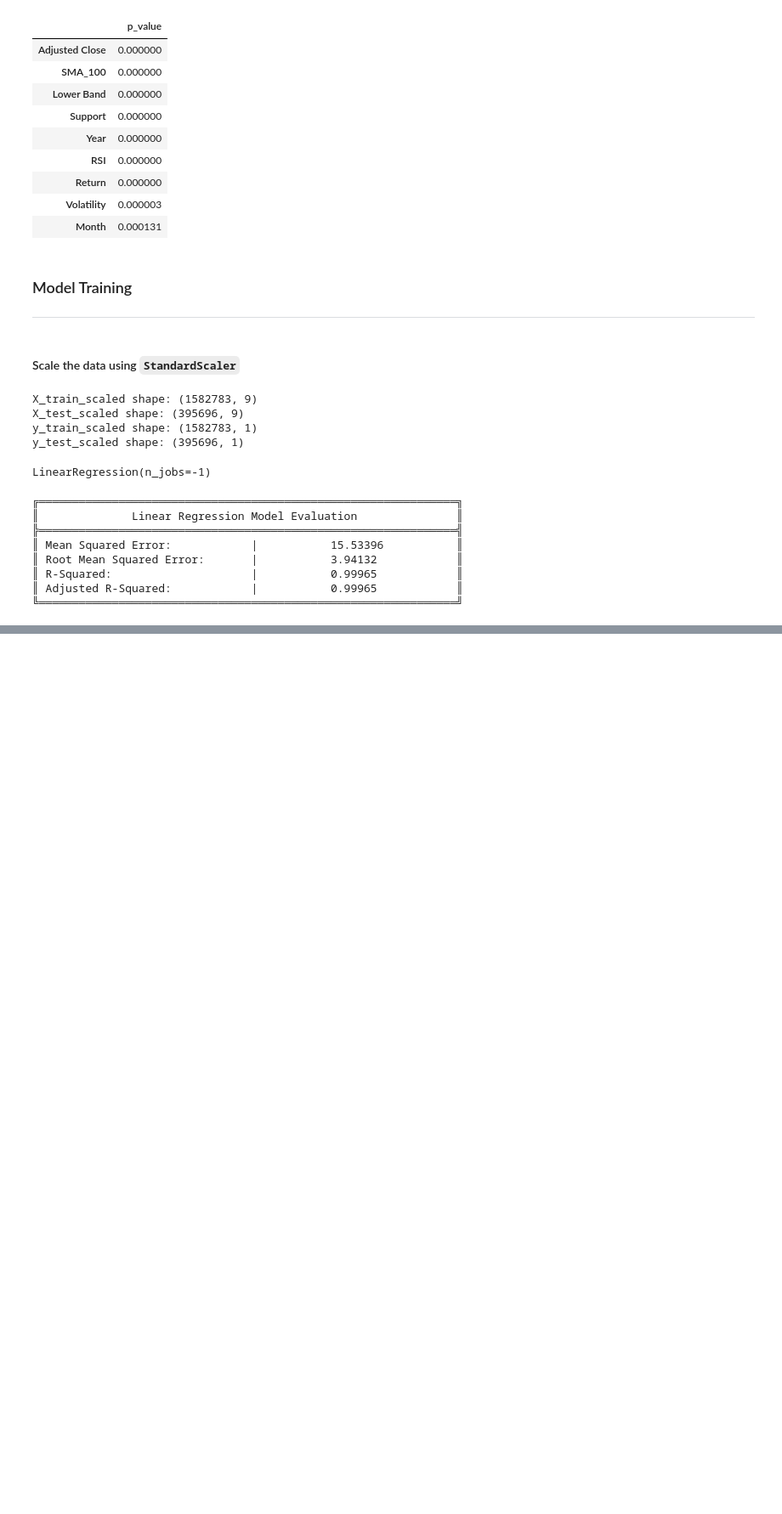
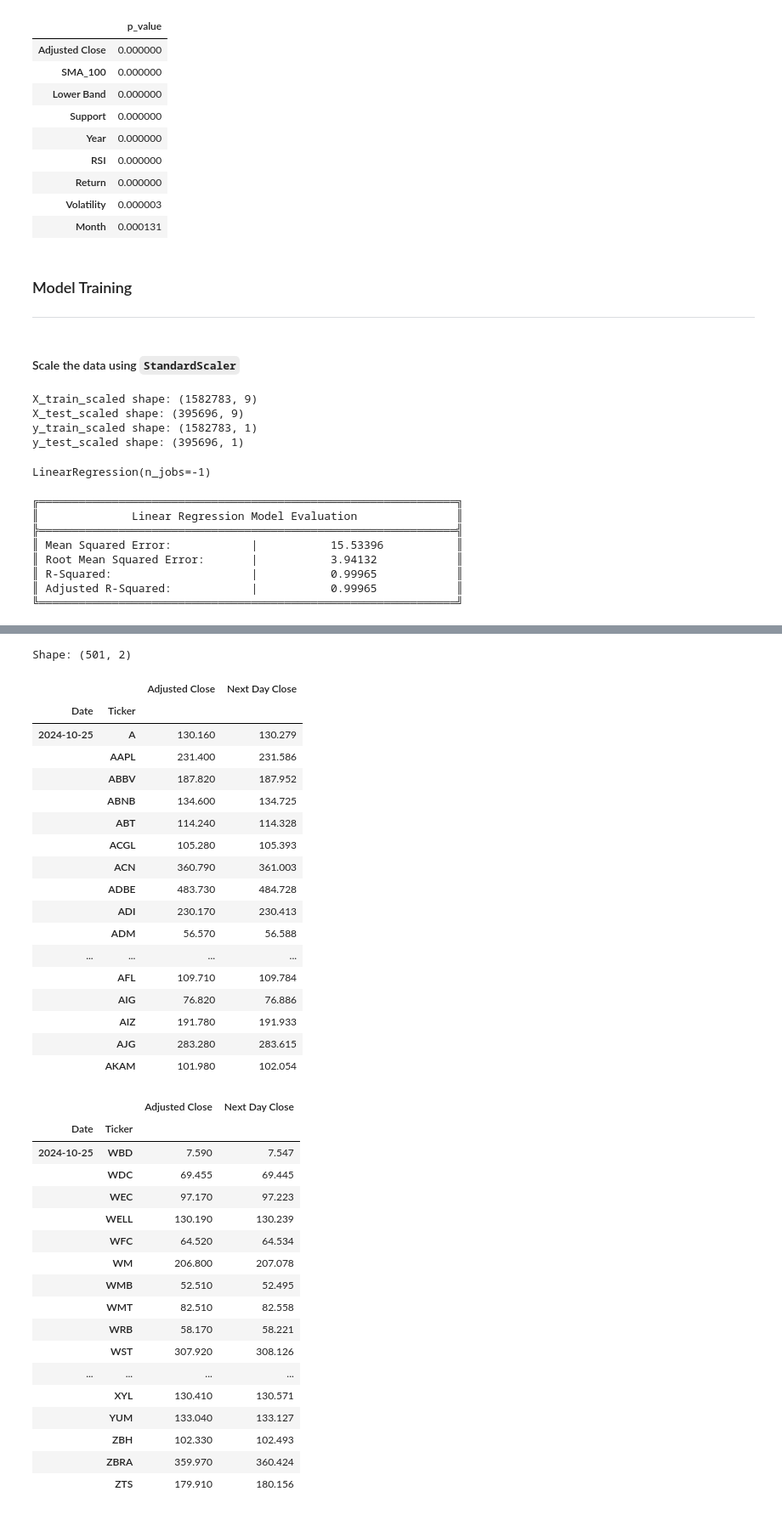
Before and after one commit to Corey-Holton/Group_project_2, a Jupyter notebook: notebooks/christian_exploration/exploratory_data_analysis/explore_stock_data.ipynb, the cells around one changed output, grey strips where cells are left out. Shown at 85% size. Drawn from its saved outputs; the diff is of its cells as text; code cells hidden in the pictures; blank space fills up the shorter version.

Commit message:
Performed test prediction to confirm tomorrow

```diff
--- a/notebooks/christian_exploration/exploratory_data_analysis/explore_stock_data.ipynb
+++ b/notebooks/christian_exploration/exploratory_data_analysis/explore_stock_data.ipynb
@@ -639,0 +699,7 @@ print_label("Standard Deviation:", cv_scores.std(), closed_corners=True)
+# %%
+y_to_predict_scaled = lin_reg.predict(X_to_predict_scaled)
+
+y_to_predict_unscaled = y_scaler.inverse_transform(y_to_predict_scaled)
+
+print("Shape of y_to_predict_unscaled:", y_to_predict_unscaled.shape)
+y_to_predict_unscaled[:5]
@@ -639,0 +713,50 @@ print_label("Standard Deviation:", cv_scores.std(), closed_corners=True)
+# %%
+prediction_df = todays_data.copy()
+
+prediction_df["Next Day Close"] = y_to_predict_unscaled.round(3)
+
+prediction_df = prediction_df[["Date", "Ticker", "Adjusted Close", "Next Day Close"]]
+
+prediction_df = prediction_df.set_index(["Date", "Ticker"])
+
+print("Shape:", prediction_df.shape)
+display(prediction_df.head(20))
+display(prediction_df.tail(20))
+# %% [output]
+Shape: (501, 2)
+|  |  | Adjusted Close | Next Day Close |
+| Date | Ticker |  |  |
+| 2024-10-25 | A | 130.160 | 130.279 |
+|  | AAPL | 231.400 | 231.586 |
+|  | ABBV | 187.820 | 187.952 |
+|  | ABNB | 134.600 | 134.725 |
+|  | ABT | 114.240 | 114.328 |
+|  | ACGL | 105.280 | 105.393 |
+|  | ACN | 360.790 | 361.003 |
+|  | ADBE | 483.730 | 484.728 |
+|  | ADI | 230.170 | 230.413 |
+|  | ADM | 56.570 | 56.588 |
+| ... | ... | ... | ... |
+|  | AFL | 109.710 | 109.784 |
+|  | AIG | 76.820 | 76.886 |
+|  | AIZ | 191.780 | 191.933 |
+|  | AJG | 283.280 | 283.615 |
+|  | AKAM | 101.980 | 102.054 |
+|  |  | Adjusted Close | Next Day Close |
+| Date | Ticker |  |  |
+| 2024-10-25 | WBD | 7.590 | 7.547 |
+|  | WDC | 69.455 | 69.445 |
+|  | WEC | 97.170 | 97.223 |
+|  | WELL | 130.190 | 130.239 |
+|  | WFC | 64.520 | 64.534 |
+|  | WM | 206.800 | 207.078 |
+|  | WMB | 52.510 | 52.495 |
+|  | WMT | 82.510 | 82.558 |
+|  | WRB | 58.170 | 58.221 |
+|  | WST | 307.920 | 308.126 |
+| ... | ... | ... | ... |
+|  | XYL | 130.410 | 130.571 |
+|  | YUM | 133.040 | 133.127 |
+|  | ZBH | 102.330 | 102.493 |
+|  | ZBRA | 359.970 | 360.424 |
+|  | ZTS | 179.910 | 180.156 |
```
Also changed, not shown: parts of 5 cells of this notebook.
